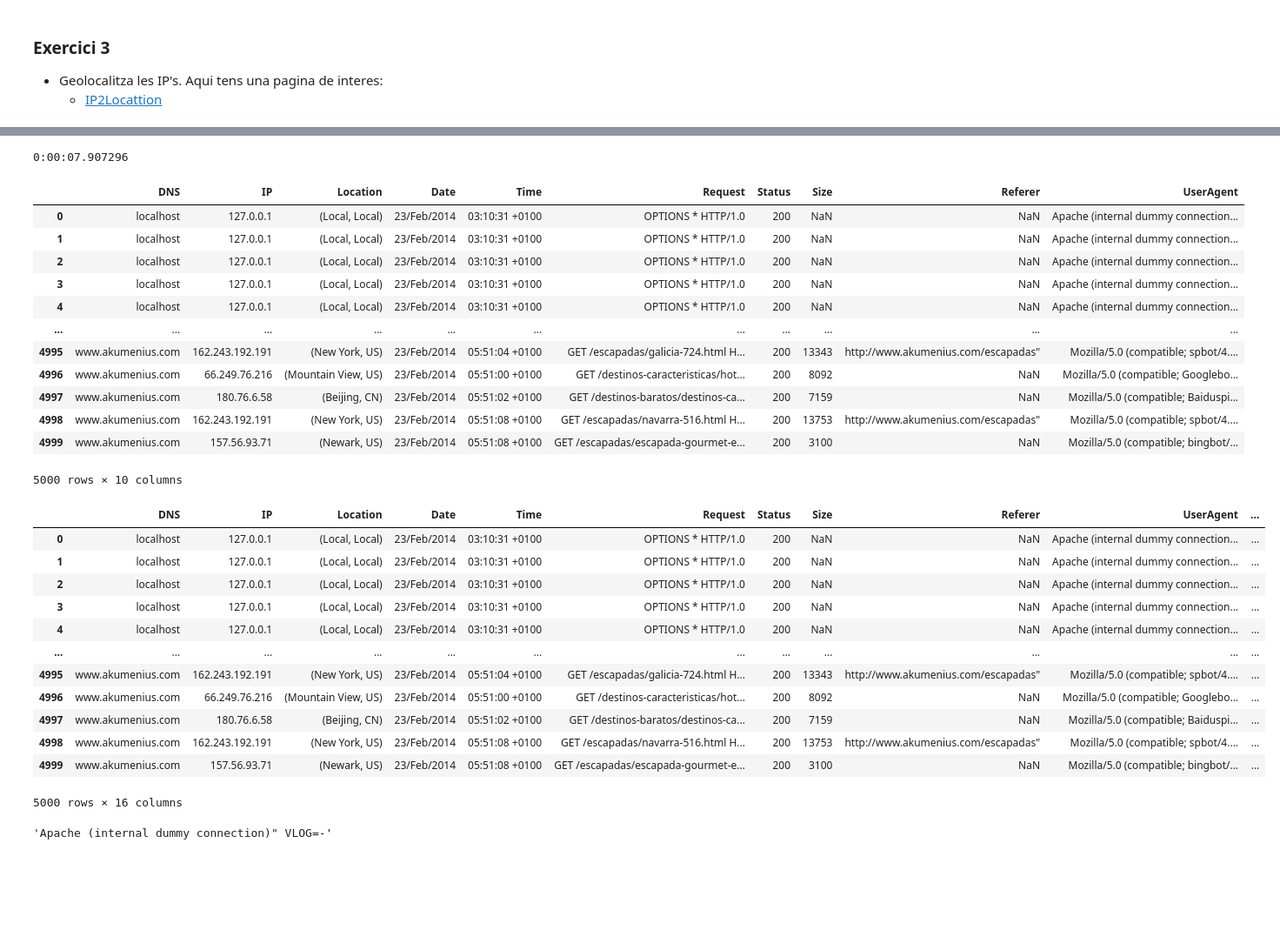
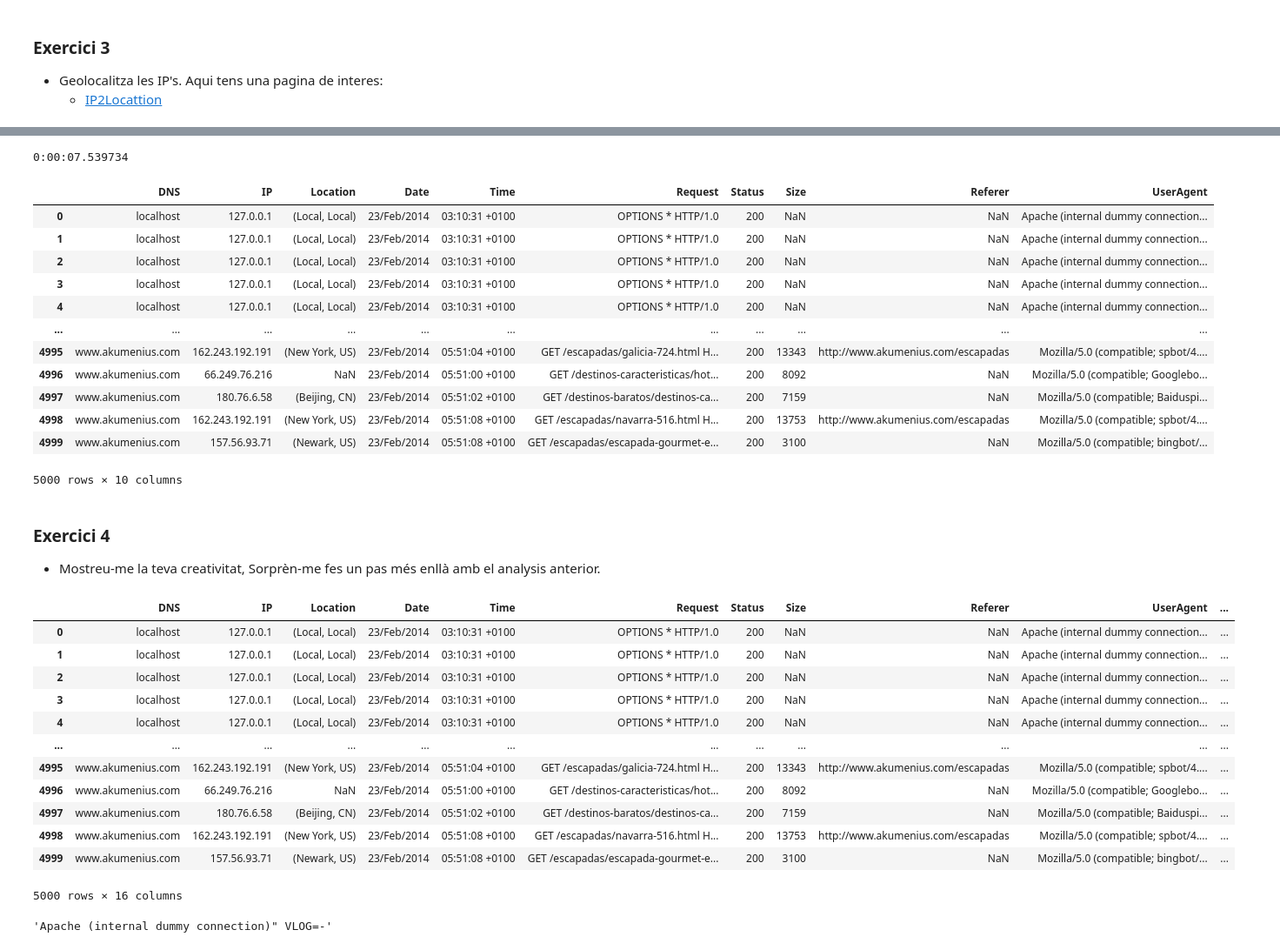
Before and after one commit to jesussantana/web-log-dash, a Jupyter notebook: Tasca_7_Registre_de_Logs.ipynb, the cells around one changed output, grey strips where cells are left out. Shown at 87% size. Saved outputs shown, nothing was run; the diff lists cells and outputs as text; code cells hidden in the pictures; blank space fills up the shorter version.

```diff
--- a/Tasca_7_Registre_de_Logs.ipynb
+++ b/Tasca_7_Registre_de_Logs.ipynb
@@ -179,14 +180,6 @@ Logs_copy.head()
 | 4 | localhost | 127.0.0.1 |  | 23/Feb/2014 | 03:10:31 +0100 | OPTIONS * HTTP/1.0 | 200 | 200 | "-" | Apache (internal dummy connection... |
 # %%
 # Clean Size data
-
-'''def clean_column(df):
-
-    for row in df:
-
-        if row.Size == 200: return(np.nan)
-
-re.sub(r'200', clean_column(Logs_copy.Size))'''
 
 sizes = []
 
@@ -221,6 +214,7 @@ Logs_copy.tail()
 | 4999 | www.akumenius.com | 157.56.93.71 |  | 23/Feb/2014 | 05:51:08 +0100 | GET /escapadas/escapada-gourmet-e... | 200 | 3100 | -" | Mozilla/5.0 (compatible; bingbot/... |
 # %%
 # Clean Referer data
+
 referers = []
 
 for index, row in Logs_copy.iterrows():
@@ -228,7 +222,7 @@ for index, row in Logs_copy.iterrows():
     if re.search('-"', row.Referer):
         referers.append(np.nan)
     else:
-        referers.append(row.Referer)
+        referers.append(row.Referer.rstrip(row.Referer[-1]))
 
 Logs_copy.Referer = referers
 # %%
@@ -354,7 +310,7 @@ end = time.monotonic()
 
 print(timedelta(seconds = end - start))
 # %% [output]
-0:00:07.907296
+0:00:07.539734
 # %%
 Logs_copy.Location = IP_locations
 # %%
@@ -367,60 +323,63 @@ Logs_copy
 | 3 | localhost | 127.0.0.1 | (Local, Local) | 23/Feb/2014 | 03:10:31 +0100 | OPTIONS * HTTP/1.0 | 200 | NaN | NaN | Apache (internal dummy connection... |
 | 4 | localhost | 127.0.0.1 | (Local, Local) | 23/Feb/2014 | 03:10:31 +0100 | OPTIONS * HTTP/1.0 | 200 | NaN | NaN | Apache (internal dummy connection... |
 | ... | ... | ... | ... | ... | ... | ... | ... | ... | ... | ... |
-| 4995 | www.akumenius.com | 162.243.192.191 | (New York, US) | 23/Feb/2014 | 05:51:04 +0100 | GET /escapadas/galicia-724.html H... | 200 | 13343 | http://www.akumenius.com/escapadas" | Mozilla/5.0 (compatible; spbot/4.... |
-| 4996 | www.akumenius.com | 66.249.76.216 | (Mountain View, US) | 23/Feb/2014 | 05:51:00 +0100 | GET /destinos-caracteristicas/hot... | 200 | 8092 | NaN | Mozilla/5.0 (compatible; Googlebo... |
+| 4995 | www.akumenius.com | 162.243.192.191 | (New York, US) | 23/Feb/2014 | 05:51:04 +0100 | GET /escapadas/galicia-724.html H... | 200 | 13343 | http://www.akumenius.com/escapadas | Mozilla/5.0 (compatible; spbot/4.... |
+| 4996 | www.akumenius.com | 66.249.76.216 | NaN | 23/Feb/2014 | 05:51:00 +0100 | GET /destinos-caracteristicas/hot... | 200 | 8092 | NaN | Mozilla/5.0 (compatible; Googlebo... |
 | 4997 | www.akumenius.com | 180.76.6.58 | (Beijing, CN) | 23/Feb/2014 | 05:51:02 +0100 | GET /destinos-baratos/destinos-ca... | 200 | 7159 | NaN | Mozilla/5.0 (compatible; Baiduspi... |
-| 4998 | www.akumenius.com | 162.243.192.191 | (New York, US) | 23/Feb/2014 | 05:51:08 +0100 | GET /escapadas/navarra-516.html H... | 200 | 13753 | http://www.akumenius.com/escapadas" | Mozilla/5.0 (compatible; spbot/4.... |
+| 4998 | www.akumenius.com | 162.243.192.191 | (New York, US) | 23/Feb/2014 | 05:51:08 +0100 | GET /escapadas/navarra-516.html H... | 200 | 13753 | http://www.akumenius.com/escapadas | Mozilla/5.0 (compatible; spbot/4.... |
 | 4999 | www.akumenius.com | 157.56.93.71 | (Newark, US) | 23/Feb/2014 | 05:51:08 +0100 | GET /escapadas/escapada-gourmet-e... | 200 | 3100 | NaN | Mozilla/5.0 (compatible; bingbot/... |
 5000 rows × 10 columns
+# %% [markdown]
+###  Exercici 4
+- Mostreu-me la teva creativitat, Sorprèn-me fes un pas més enllà amb el analysis anterior.
 # %%
 # Extract UserAgent Data
 
 from device_detector import SoftwareDetector
 
-Devices = Logs_copy['UserAgent']
+Devices = Logs_copy.UserAgent
 device = []
 
 for x in Devices:
 
     device.append(SoftwareDetector(x).parse())
 
 client_name = []
 client_type = []
 client_version = []
 os_name = []
 os_version = []
 device_type = []
 
 for x in device:
 
     client_name.append(x.client_name())
     client_type.append(x.client_type())
     client_version.append(x.client_version())
     os_name.append(x.os_name())
     os_version.append(x.os_version())
     device_type.append(x.device_type())
 
-Logs_copy['Client Name'] = client_name
-Logs_copy['Client Type'] = client_type
-Logs_copy['Client Version'] = client_version
-Logs_copy['Os Name'] = os_name
-Logs_copy['Os Version'] = os_version
-Logs_copy['Device Type'] = device_type
+Logs_copy['Client_Name'] = client_name
+Logs_copy['Client_Type'] = client_type
+Logs_copy['Client_Version'] = client_version
+Logs_copy['Os_Name'] = os_name
+Logs_copy['Os_Version'] = os_version
+Logs_copy['Device_Type'] = device_type
 
 Logs_copy
 # %% [output]
 |  | DNS | IP | Location | Date | Time | Request | Status | Size | Referer | UserAgent | ... |
 | 0 | localhost | 127.0.0.1 | (Local, Local) | 23/Feb/2014 | 03:10:31 +0100 | OPTIONS * HTTP/1.0 | 200 | NaN | NaN | Apache (internal dummy connection... | ... |
 | 1 | localhost | 127.0.0.1 | (Local, Local) | 23/Feb/2014 | 03:10:31 +0100 | OPTIONS * HTTP/1.0 | 200 | NaN | NaN | Apache (internal dummy connection... | ... |
 | 2 | localhost | 127.0.0.1 | (Local, Local) | 23/Feb/2014 | 03:10:31 +0100 | OPTIONS * HTTP/1.0 | 200 | NaN | NaN | Apache (internal dummy connection... | ... |
 | 3 | localhost | 127.0.0.1 | (Local, Local) | 23/Feb/2014 | 03:10:31 +0100 | OPTIONS * HTTP/1.0 | 200 | NaN | NaN | Apache (internal dummy connection... | ... |
 | 4 | localhost | 127.0.0.1 | (Local, Local) | 23/Feb/2014 | 03:10:31 +0100 | OPTIONS * HTTP/1.0 | 200 | NaN | NaN | Apache (internal dummy connection... | ... |
 | ... | ... | ... | ... | ... | ... | ... | ... | ... | ... | ... | ... |
-| 4995 | www.akumenius.com | 162.243.192.191 | (New York, US) | 23/Feb/2014 | 05:51:04 +0100 | GET /escapadas/galicia-724.html H... | 200 | 13343 | http://www.akumenius.com/escapadas" | Mozilla/5.0 (compatible; spbot/4.... | ... |
-| 4996 | www.akumenius.com | 66.249.76.216 | (Mountain View, US) | 23/Feb/2014 | 05:51:00 +0100 | GET /destinos-caracteristicas/hot... | 200 | 8092 | NaN | Mozilla/5.0 (compatible; Googlebo... | ... |
+| 4995 | www.akumenius.com | 162.243.192.191 | (New York, US) | 23/Feb/2014 | 05:51:04 +0100 | GET /escapadas/galicia-724.html H... | 200 | 13343 | http://www.akumenius.com/escapadas | Mozilla/5.0 (compatible; spbot/4.... | ... |
+| 4996 | www.akumenius.com | 66.249.76.216 | NaN | 23/Feb/2014 | 05:51:00 +0100 | GET /destinos-caracteristicas/hot... | 200 | 8092 | NaN | Mozilla/5.0 (compatible; Googlebo... | ... |
 | 4997 | www.akumenius.com | 180.76.6.58 | (Beijing, CN) | 23/Feb/2014 | 05:51:02 +0100 | GET /destinos-baratos/destinos-ca... | 200 | 7159 | NaN | Mozilla/5.0 (compatible; Baiduspi... | ... |
-| 4998 | www.akumenius.com | 162.243.192.191 | (New York, US) | 23/Feb/2014 | 05:51:08 +0100 | GET /escapadas/navarra-516.html H... | 200 | 13753 | http://www.akumenius.com/escapadas" | Mozilla/5.0 (compatible; spbot/4.... | ... |
+| 4998 | www.akumenius.com | 162.243.192.191 | (New York, US) | 23/Feb/2014 | 05:51:08 +0100 | GET /escapadas/navarra-516.html H... | 200 | 13753 | http://www.akumenius.com/escapadas | Mozilla/5.0 (compatible; spbot/4.... | ... |
 | 4999 | www.akumenius.com | 157.56.93.71 | (Newark, US) | 23/Feb/2014 | 05:51:08 +0100 | GET /escapadas/escapada-gourmet-e... | 200 | 3100 | NaN | Mozilla/5.0 (compatible; bingbot/... | ... |
 5000 rows × 16 columns
 # %%
```
Also changed, not shown: parts of 15 cells of this notebook.
